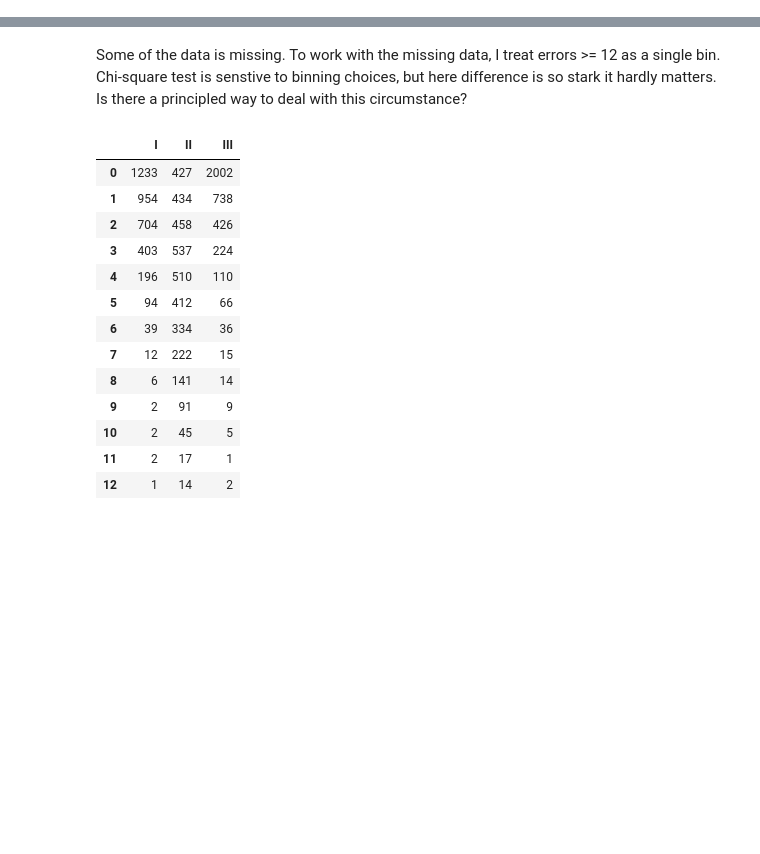
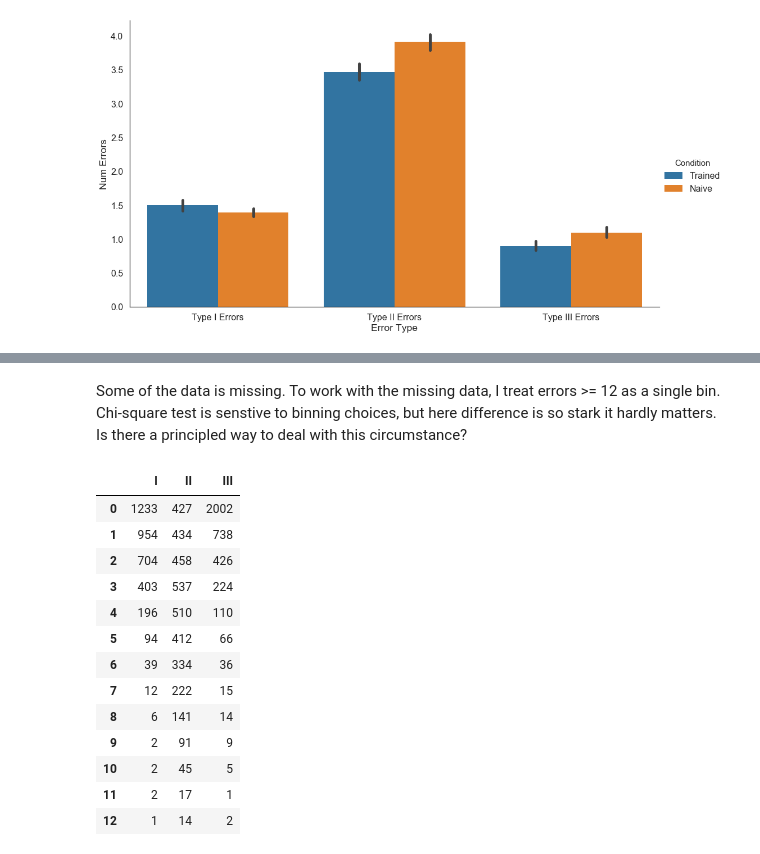
Before and after one commit to galbiati/mnk-cleaning-analysis, a Jupyter notebook: src/4 Difference Between Errors.ipynb, the cells around one changed output, grey strips where cells are left out. Cells and saved outputs as stored; diff of their text form; code cells hidden in the pictures; blank space fills up the shorter version.

```diff
--- a/src/4 Difference Between Errors.ipynb
+++ b/src/4 Difference Between Errors.ipynb
@@ -34,0 +50,12 @@ tidy.head()
+# %%
+# Make tidier data on error types and check out figures
+#    (for own edification)
+melted = pd.melt(
+    tidy,
+    id_vars=['Condition'],
+    value_vars=['Type I Errors', 'Type II Errors', 'Type III Errors'],
+    var_name='Error Type', value_name='Num Errors'
+)
+
+melted['Num Errors Dummy'] = melted['Num Errors']
+melted.head()
@@ -34,0 +69,11 @@ tidy.head()
+# %%
+g = sns.factorplot(
+    x='Error Type', y='Num Errors', hue='Condition',
+    data=melted,
+    kind='bar',
+    legend_out=True, size=8, aspect=16/9
+)
+
+sns.despine()
+# %% [output]
+[figure, added]
```
Also changed, not shown: parts of 6 cells of this notebook, 5 other files.
